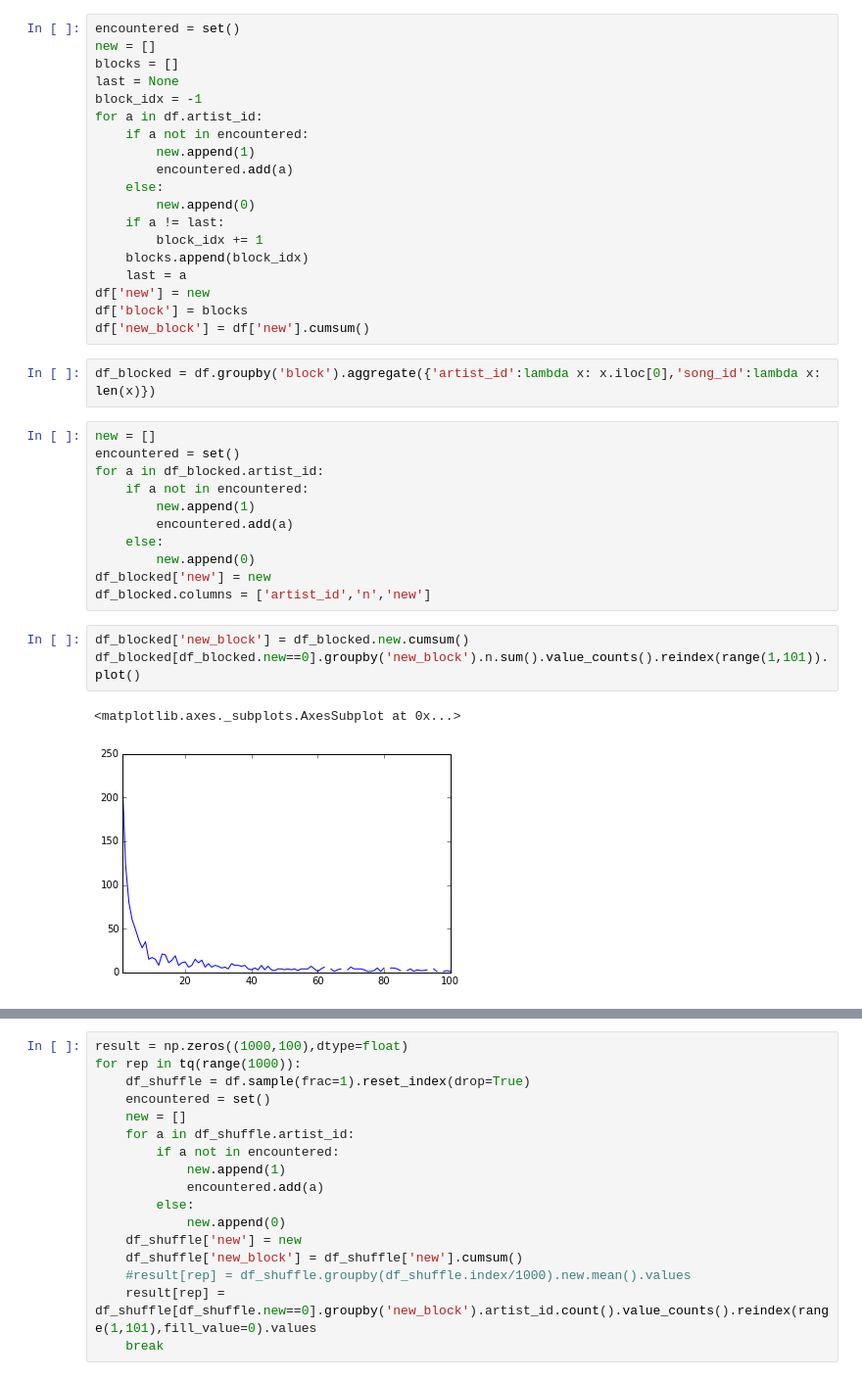
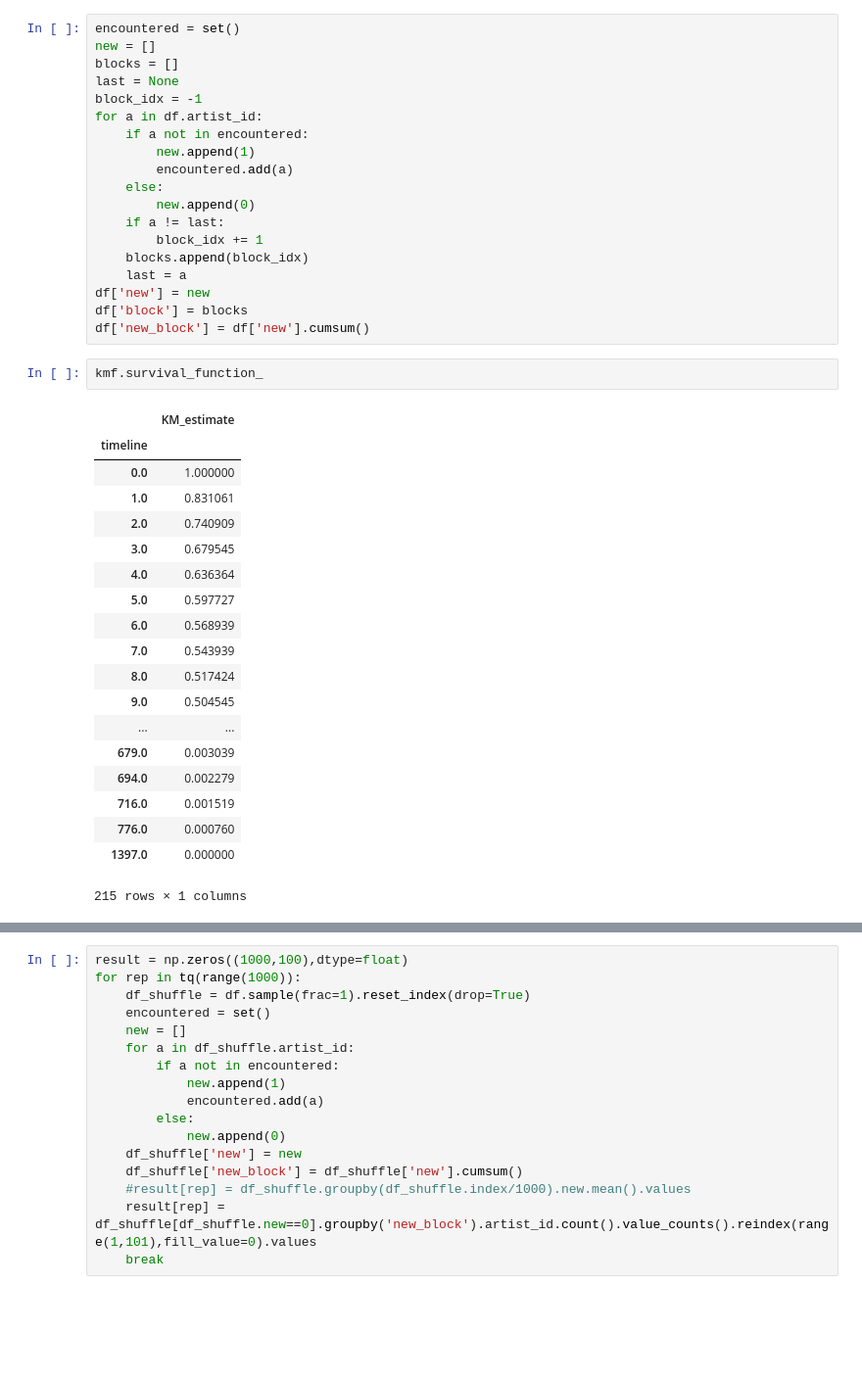
Before and after one commit to jlorince/MusicForaging, a Jupyter notebook: notebooks/Coherency-Maximzing.ipynb, the cells around one changed output, grey strips where cells are left out. Shown at 98% size. Drawn from its saved outputs; the diff is of its cells as text; blank space fills up the shorter version.

```diff
--- a/notebooks/Coherency-Maximzing.ipynb
+++ b/notebooks/Coherency-Maximzing.ipynb
@@ -26,22 +26,25 @@ for a in df.artist_id:
 df['new'] = new
 df['block'] = blocks
 df['new_block'] = df['new'].cumsum()
-# %%
-df_blocked = df.groupby('block').aggregate({'artist_id':lambda x: x.iloc[0],'song_id':lambda x: len(x)})
-# %%
-new = []
-encountered = set()
-for a in df_blocked.artist_id:
-    if a not in encountered:
-        new.append(1)
-        encountered.add(a)
-    else:
-        new.append(0)
-df_blocked['new'] = new
-df_blocked.columns = ['artist_id','n','new']
-# %%
-df_blocked['new_block'] = df_blocked.new.cumsum()
-df_blocked[df_blocked.new==0].groupby('new_block').n.sum().value_counts().reindex(range(1,101)).plot()
-# %% [output]
-<matplotlib.axes._subplots.AxesSubplot at 0x...>
-[figure, removed]
+# %%
+kmf.survival_function_
+# %% [output]
+|  | KM_estimate |
+| timeline |  |
+| 0.0 | 1.000000 |
+| 1.0 | 0.831061 |
+| 2.0 | 0.740909 |
+| 3.0 | 0.679545 |
+| 4.0 | 0.636364 |
+| 5.0 | 0.597727 |
+| 6.0 | 0.568939 |
+| 7.0 | 0.543939 |
+| 8.0 | 0.517424 |
+| 9.0 | 0.504545 |
+| ... | ... |
+| 679.0 | 0.003039 |
+| 694.0 | 0.002279 |
+| 716.0 | 0.001519 |
+| 776.0 | 0.000760 |
+| 1397.0 | 0.000000 |
+215 rows × 1 columns
```
Also changed, not shown: parts of 7 cells of this notebook, 1 other file.
